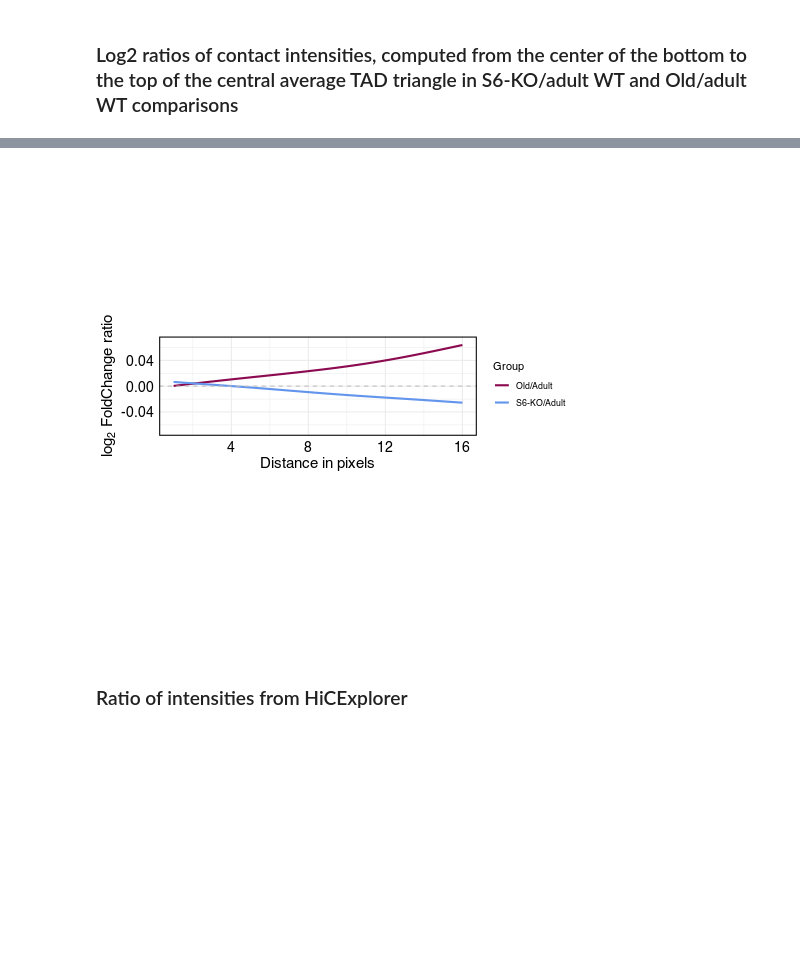
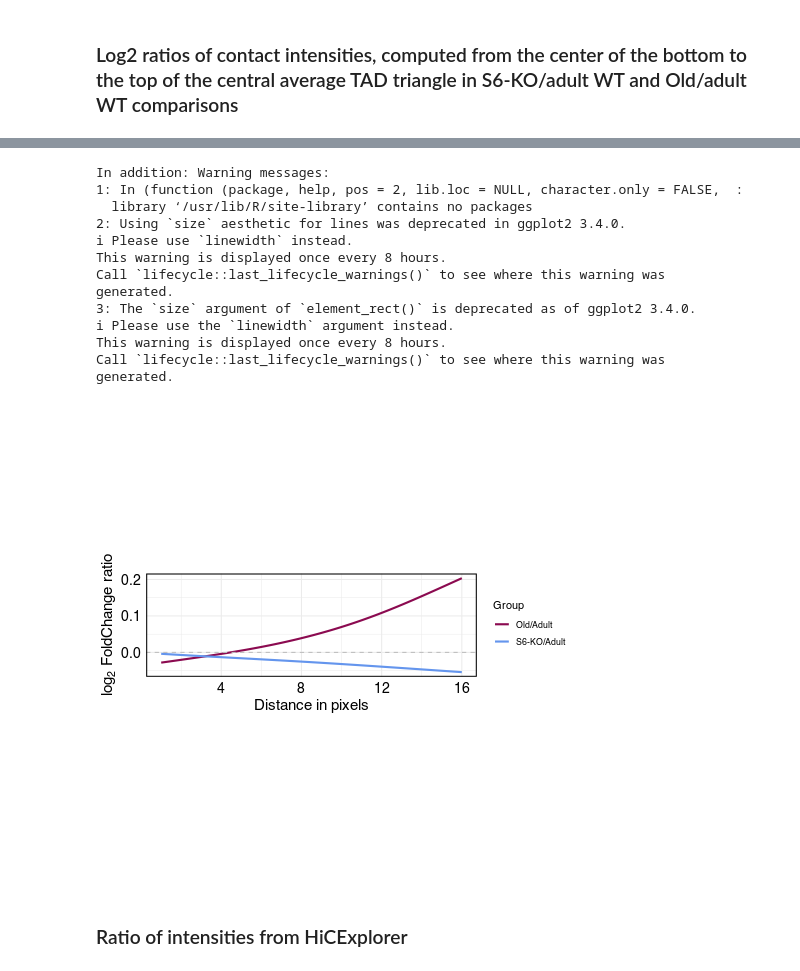
Before and after one commit to SIRT6/Sirt6_hic_paper, a Jupyter notebook: code_HiC/Figure3_TADs.ipynb, the cells around one changed output, grey strips where cells are left out. Drawn from its saved outputs; the diff is of its cells as text; code cells hidden in the pictures; blank space fills up the shorter version.

```diff
--- a/code_HiC/Figure3_TADs.ipynb
+++ b/code_HiC/Figure3_TADs.ipynb
@@ -431,0 +456,36 @@ visualize_ratio(av_tad_ko, vmin=-0.055, vmax=0.055)
+# %%
+vmin = 0.56
+vmax = 1.49
+
+fig, ((ax1, ax2, ax3, axcb)) = plt.subplots(1, 4, figsize = (9.1, 3), gridspec_kw = {'width_ratios':[1, 1, 1, 0.08]})
+sns.set_style("ticks")
+plt.rcParams['axes.facecolor'] = 'white'
+
+for ax, pileup, samplename in zip([ax1, ax2, ax3],
+                              [av_tad_old[1], av_tad_old[0], av_tad_ko[0]],
+                              ["Adult", "Old", "S6-KO"]):
+
+    #visualize_ratio(pileup, vmin = -0.15, vmax = 0.15)
+
+    x_indices, y_indices = create_plot_indices()
+
+    # Compute the ratio of treatment/control
+    ratio = pileup
+    ratio[ratio == np.inf] = np.nan  # Replace infinities with NaN
+
+    # Visualize the treatment/control ratio
+    image = ax.imshow(ratio, cmap='coolwarm', vmin=vmin, vmax=vmax)
+    ax.set_xticks([])
+    ax.set_yticks([])
+    ax.set_title(samplename)
+
+    for ind in [32.5, 65.5]:
+        ax.axhline(y = ind, color = "black", linestyle = "--", linewidth = 0.8)
+        ax.axvline(x = ind, color = "black", linestyle = "--", linewidth = 0.8)
+
+cbar = plt.colorbar(image, cax = axcb)
+
+axcb.set_box_aspect(12.5)
+axcb.set_ylabel("Mean intensity")
+
+plt.tight_layout()
@@ -516,7 +578,7 @@ ggplot(df, aes(x = Distance, y = Log2_Ratio, color = Group)) +
   geom_line(size = 1) +
   geom_hline(yintercept = 0, linetype = "dashed", color = "gray") +
   xlab('Distance in pixels') + ylab(expression(log[2]~FoldChange~ratio)) +
-  ylim(-0.07, 0.07) +
+  #ylim(-0.07, 0.07) +
   theme_minimal() +
   scale_color_manual(values=c('deeppink4', 'cornflowerblue')) +
   theme(
@@ -536,4 +597,17 @@ generated.
+In addition: Warning messages:
+1: In (function (package, help, pos = 2, lib.loc = NULL, character.only = FALSE,  :
+  library ‘/usr/lib/R/site-library’ contains no packages
+2: Using `size` aesthetic for lines was deprecated in ggplot2 3.4.0.
+ℹ Please use `linewidth` instead.
+This warning is displayed once every 8 hours.
+Call `lifecycle::last_lifecycle_warnings()` to see where this warning was
+generated.
+3: The `size` argument of `element_rect()` is deprecated as of ggplot2 3.4.0.
+ℹ Please use the `linewidth` argument instead.
+This warning is displayed once every 8 hours.
+Call `lifecycle::last_lifecycle_warnings()` to see where this warning was
+generated.
-[figure, old version]
+[figure, new version]
 # %% [markdown]
 ### Ratio of intensities from HiCExplorer
 # %%
```
Also changed, not shown: parts of 8 cells of this notebook.
